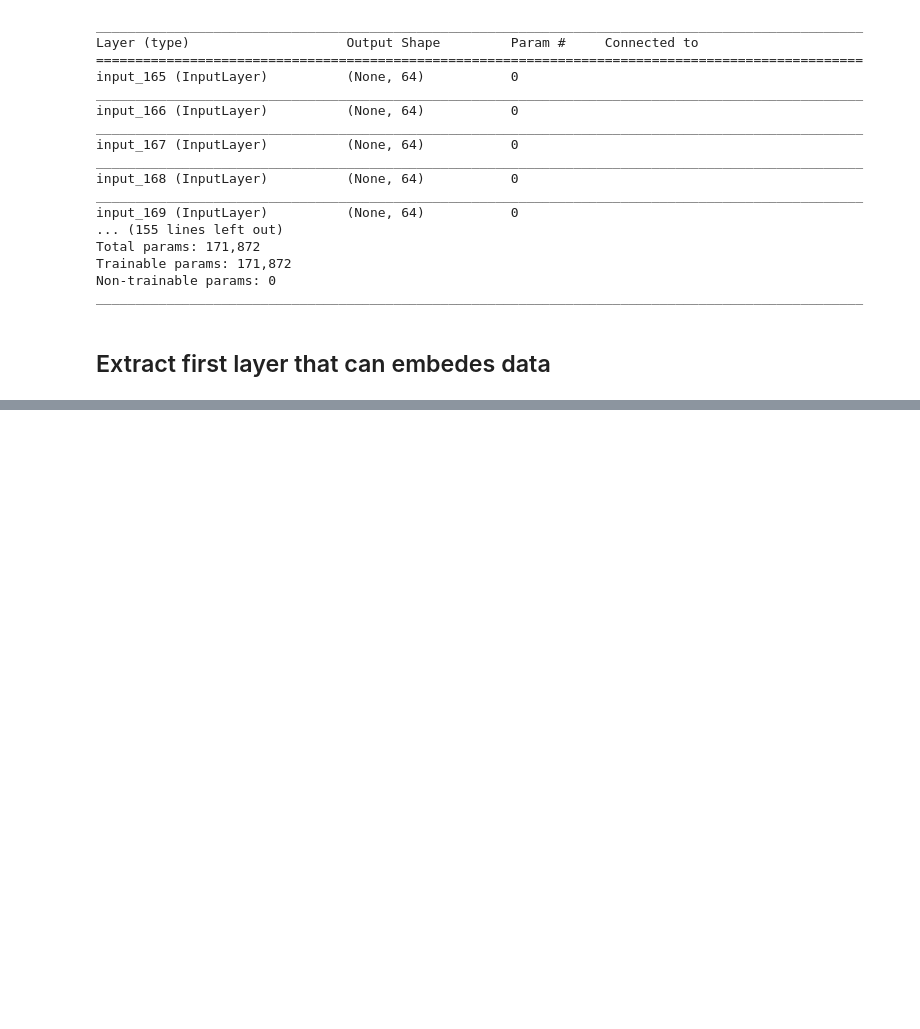
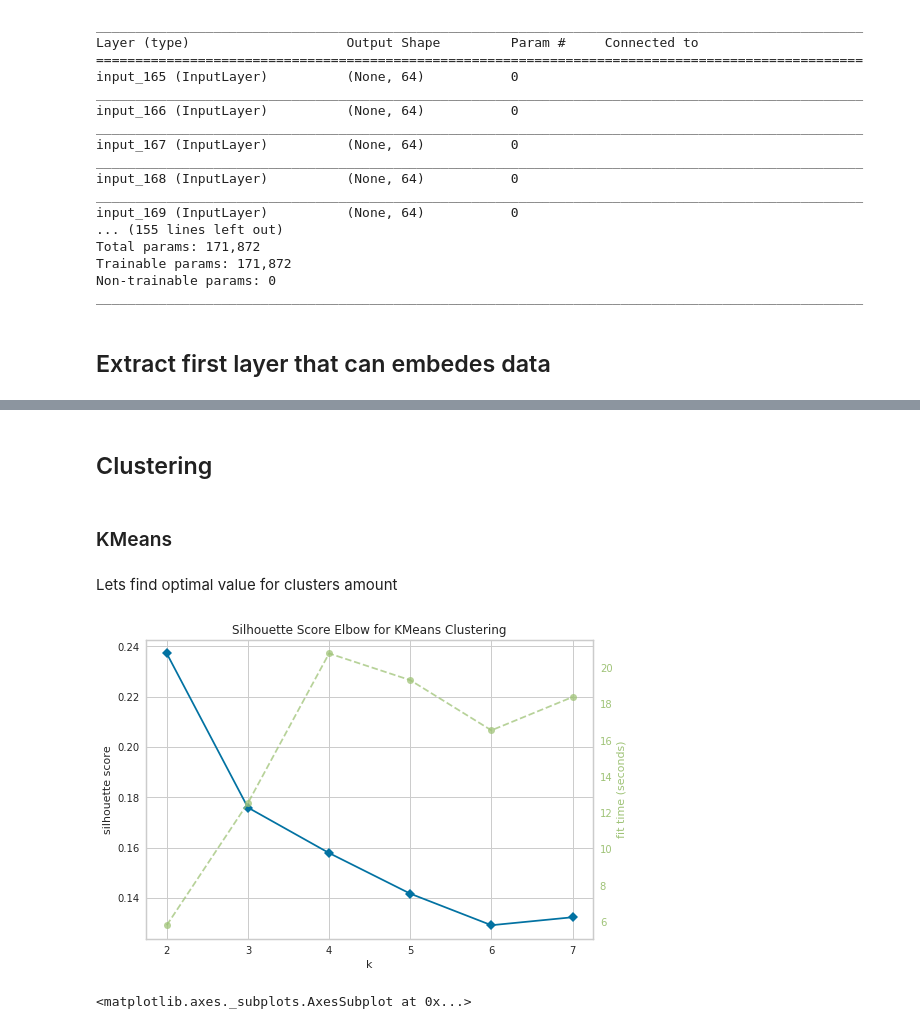
Before and after one commit to elch10/anomaly-detection, a Jupyter notebook: notebooks/autoencoder.ipynb, the cells around one changed output, grey strips where cells are left out. Drawn from its saved outputs; the diff is of its cells as text; code cells hidden in the pictures; blank space fills up the shorter version.

```diff
--- a/notebooks/autoencoder.ipynb
+++ b/notebooks/autoencoder.ipynb
@@ -111,0 +141,3 @@ from keras.models import Model, load_model
+# %%
+encoded_X = encoder.predict(split_by_3rd_dim(X))
+encoded_X = np.array(encoded_X)
@@ -111,0 +150,4 @@ from keras.models import Model, load_model
+# %%
+encoded_X = np.swapaxes(encoded_X, 0, 1)
+encoded_X = np.swapaxes(encoded_X, 1, 2)
+print(encoded_X.shape)
@@ -111,0 +156,2 @@ from keras.models import Model, load_model
+# %%
+encoded_X = encoded_X.reshape(-1, encoded_X.shape[1]*encoded_X.shape[2])
@@ -111,0 +185,9 @@ from keras.models import Model, load_model
+# %% [markdown]
+## Clustering
+# %% [markdown]
+### KMeans
+# %% [markdown]
+Lets find optimal value for clusters amount
+# %%
+from sklearn.preprocessing import StandardScaler
+encoded_X = StandardScaler().fit_transform(encoded_X)
@@ -111,0 +196,10 @@ from keras.models import Model, load_model
+# %%
+from yellowbrick.cluster import KElbowVisualizer
+
+model = KMeans()
+visualizer = KElbowVisualizer(model, k=(2,8), metric='silhouette')
+visualizer.fit(encoded_X)
+visualizer.poof()
+# %% [output]
+[figure, added]
+<matplotlib.axes._subplots.AxesSubplot at 0x...>
```
Also changed, not shown: parts of 21 cells of this notebook, 3 other files.
